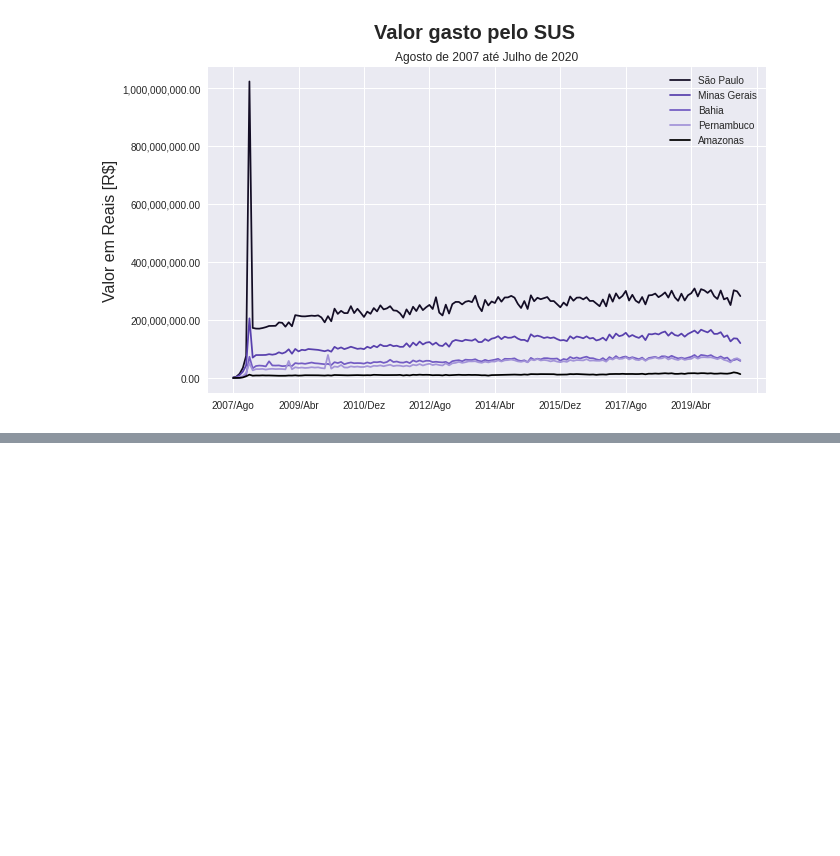
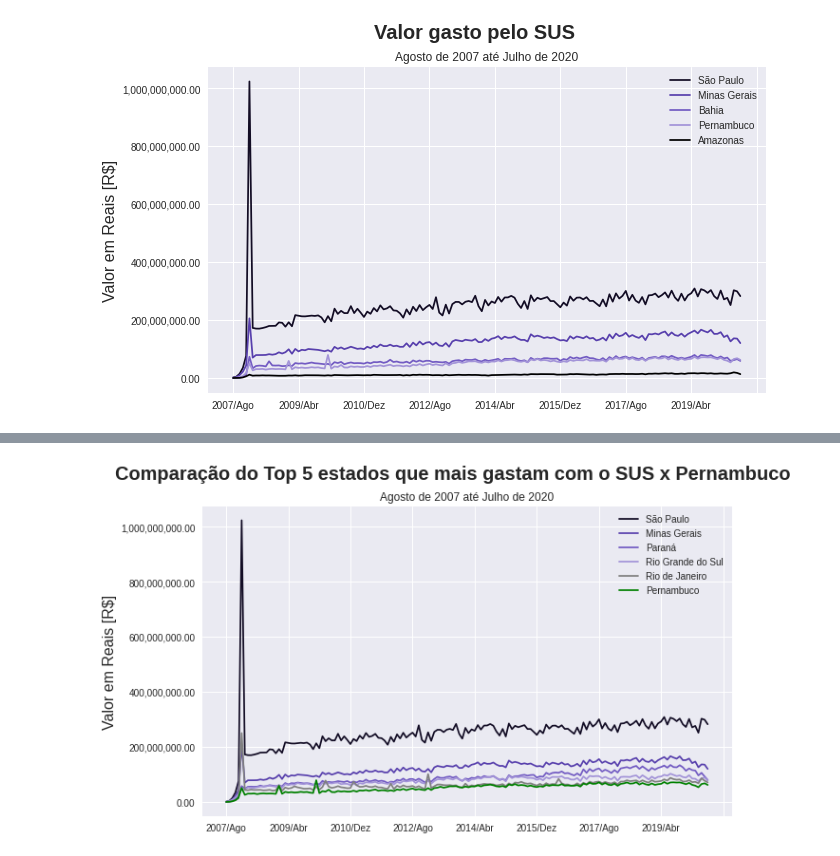
Before and after one commit to JuniorTorresMTJ/Bootcamp_Data_Science_Aplicada_Alura, a Jupyter notebook: notebook/Analisando_Dados_Sáude_Pandas.ipynb, the cells around one changed output, grey strips where cells are left out. Saved outputs shown, nothing was run; the diff lists cells and outputs as text; code cells hidden in the pictures; blank space fills up the shorter version.

```diff
--- a/notebook/Analisando_Dados_Sáude_Pandas.ipynb
+++ b/notebook/Analisando_Dados_Sáude_Pandas.ipynb
@@ -398,0 +494,6 @@ plt.show()
+# %%
+test = df_ord.T['Pernambuco']
+# %%
+top6 = df_ord2.T
+# %%
+top6['Pernambuco'] = test
@@ -398,0 +516,12 @@ plt.show()
+# %%
+colors = ['#130d25','#5840ad', '#735cc3','#a394d8', 'gray', "green"]
+plt.style.use('seaborn')
+ax = top6.plot(figsize=(10,6), color = colors)
+ax.yaxis.set_major_formatter(ticker.StrMethodFormatter('{x:,.2f}'))
+plt.legend(loc = 'best', bbox_to_anchor=(1, 1))
+plt.title("Agosto de 2007 até Julho de 2020")
+plt.suptitle("Comparação do Top 5 estados que mais gastam com o SUS x Pernambuco  ", size=20, weight='bold' )
+plt.ylabel("Valor em Reais [R$]", size = 16)
+plt.show()
+# %% [output]
+[figure, added]
```
Also changed, not shown: parts of 38 cells of this notebook.
